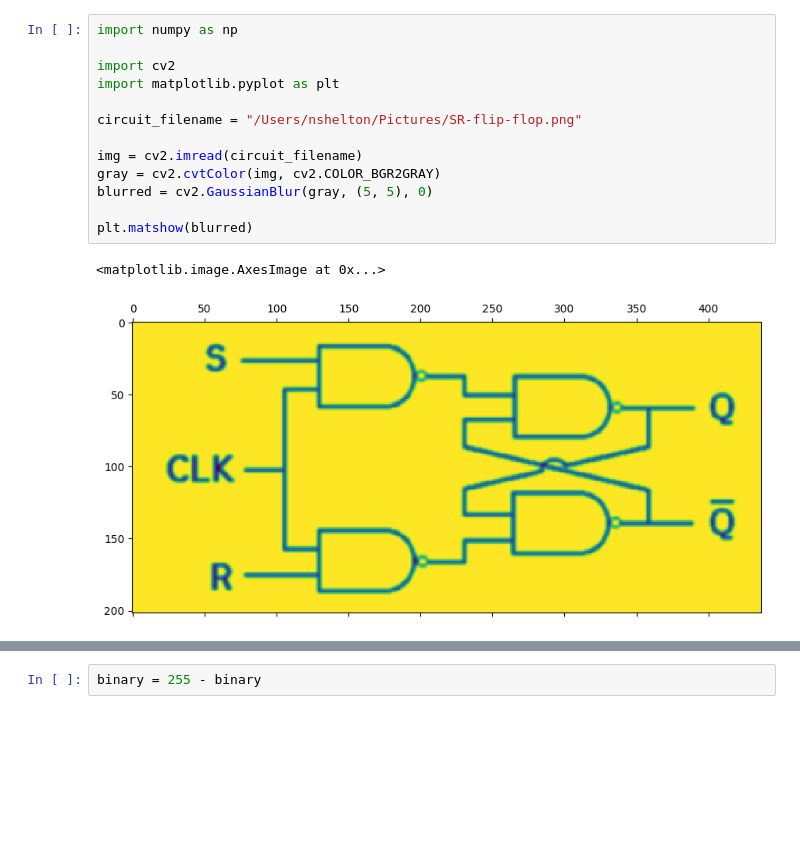
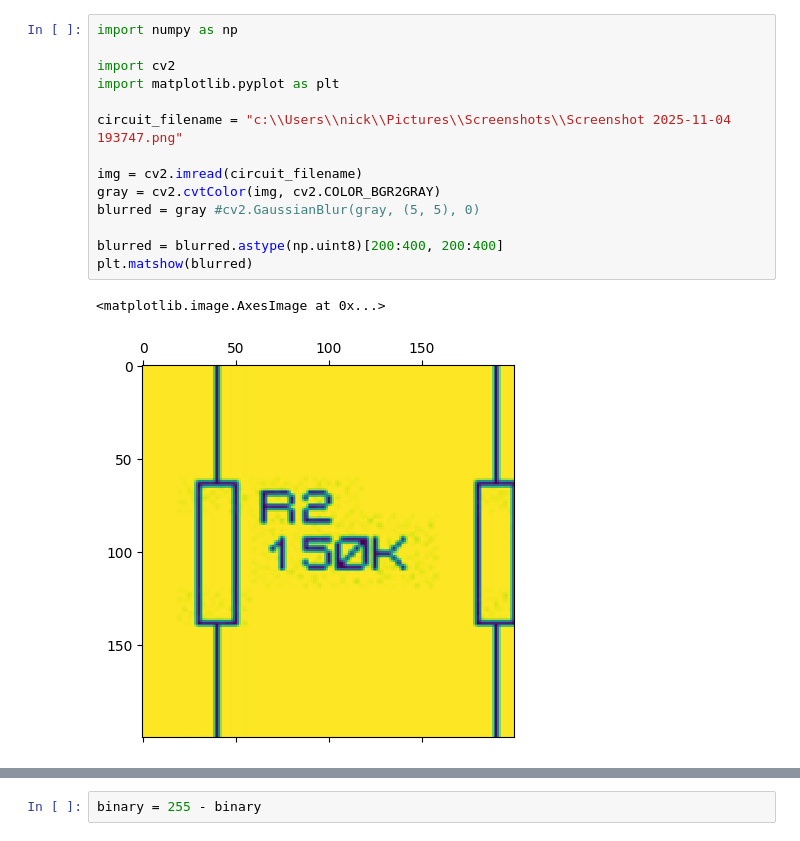
Before and after one commit to nshelton/Minotaur, a Jupyter notebook: scripts/line_extraction.ipynb, the cells around one changed output, grey strips where cells are left out. Drawn from its saved outputs; the diff is of its cells as text; blank space fills up the shorter version.

```diff
--- a/scripts/line_extraction.ipynb
+++ b/scripts/line_extraction.ipynb
@@ -1,19 +1,20 @@
 # %%
 import numpy as np
 
 import cv2
 import matplotlib.pyplot as plt
 
-circuit_filename = "/Users/nshelton/Pictures/SR-flip-flop.png"
+circuit_filename = "c:\\Users\\nick\\Pictures\\Screenshots\\Screenshot 2025-11-04 193747.png"
 
 img = cv2.imread(circuit_filename)
 gray = cv2.cvtColor(img, cv2.COLOR_BGR2GRAY)
-blurred = cv2.GaussianBlur(gray, (5, 5), 0)
+blurred = gray #cv2.GaussianBlur(gray, (5, 5), 0)
 
+blurred = blurred.astype(np.uint8)[200:400, 200:400]
 plt.matshow(blurred)
 # %% [output]
 <matplotlib.image.AxesImage at 0x...>
-[figure, old version]
+[figure, new version]
 # %%
 # Create binary image using Otsu's thresholding
 _, binary = cv2.threshold(blurred, 0, 255, cv2.THRESH_BINARY + cv2.THRESH_OTSU)
```
Also changed, not shown: parts of 4 cells of this notebook, 7 other files.
